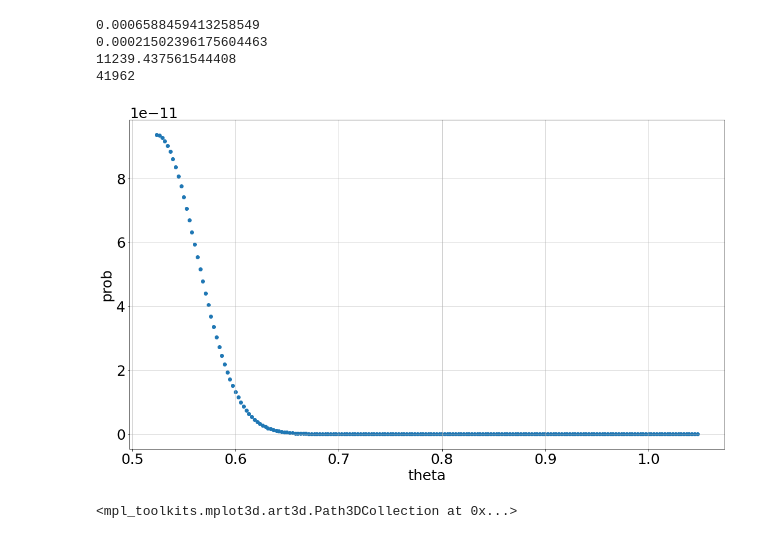
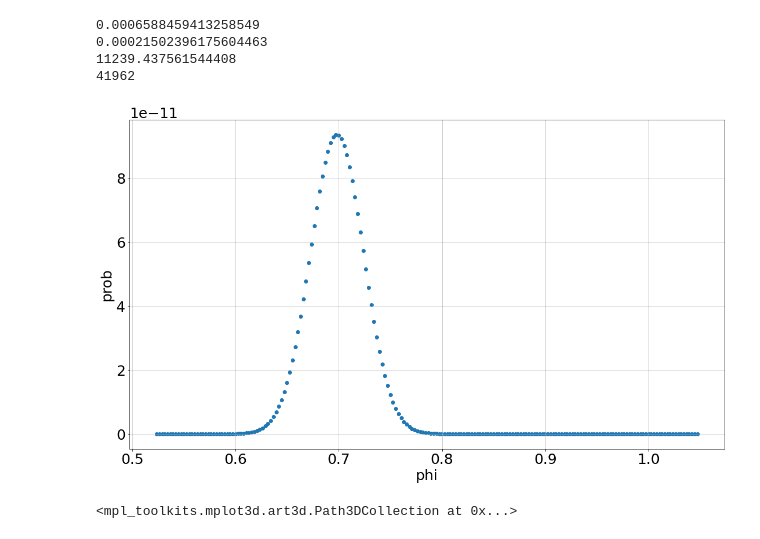
Before and after one commit to RCianca/DarkSirensStat, a Jupyter notebook: ProxyGenerator/ProxyGen.ipynb, the cells around one changed output. Drawn from its saved outputs; the diff is of its cells as text; code cells hidden in the pictures.

```diff
--- a/ProxyGenerator/ProxyGen.ipynb
+++ b/ProxyGenerator/ProxyGen.ipynb
@@ -317,20 +323,20 @@ print(np.min(phi_arr))
 #print(phi_arr)
 # %%
 test_theta=np.linspace(np.pi/6,np.pi/3,200)
-test_phi=np.linspace(np.pi/6,np.pi/3,200)
+test_phi=np.linspace(np.pi/4,np.pi/2,200)
 
 plt.rcParams.update({'font.size': 25})
 fig,ax = plt.subplots()
 fig.set_size_inches(18.5, 10.5)
-ax.set_xlabel('theta')
+ax.set_xlabel('phi')
 ax.set_ylabel('prob')
-ax.scatter(test_theta,uncorr_gauss(test_theta,np.pi/4),label='prob_dist_phi=45°')
+ax.scatter(test_theta,uncorr_gauss(np.pi/4,test_phi),label='prob_dist_theta=45°')
 #plt.yscale('log')
 #plt.xscale('log')
 plt.grid(axis='y', alpha=0.75)
 plt.grid(axis='x', alpha=0.75)
 # %% [output]
-[figure, old version]
+[figure, new version]
 # %%
 #mod_mu=mod_mu*dist_factor
 figtot = plt.figure(figsize = (10,10))
```
Also changed, not shown: parts of 15 cells of this notebook, 4 other files.
